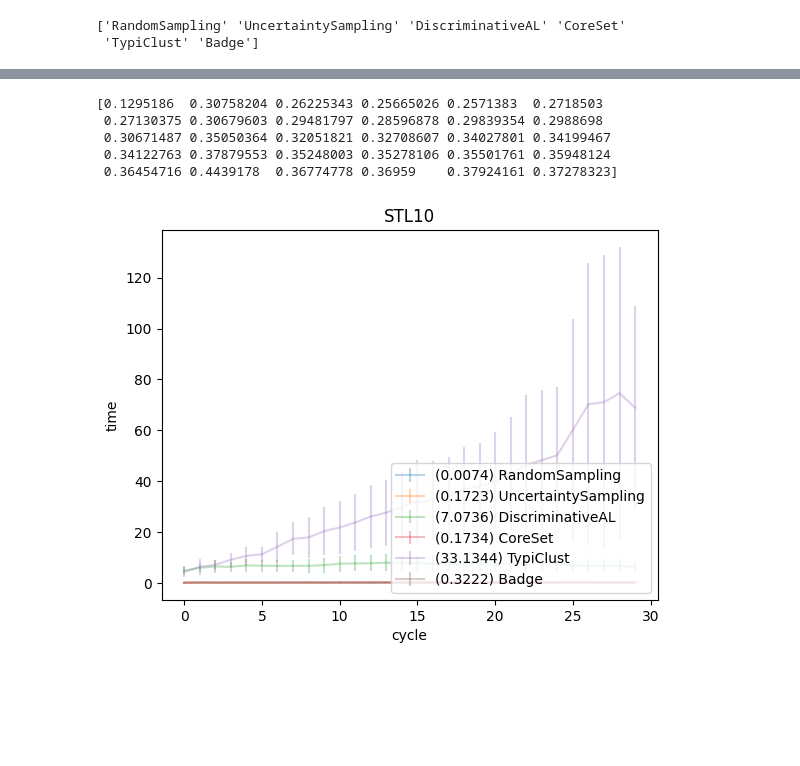
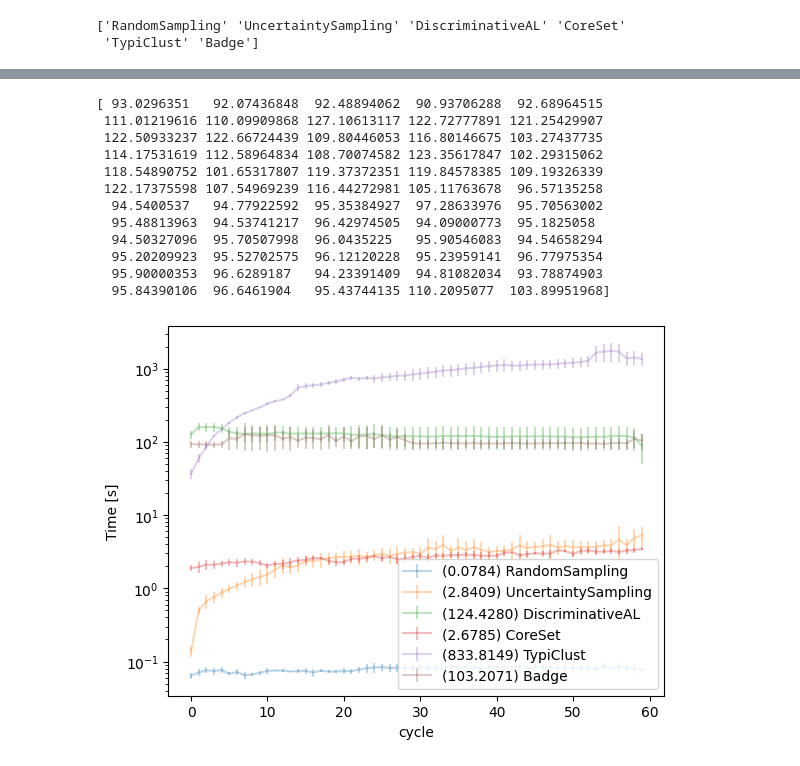
Before and after one commit to Cheng-JY/scikit-activeml, a Jupyter notebook: tutorials/06_csv.ipynb, the cells around one changed output, grey strips where cells are left out. Cells and saved outputs as stored; diff of their text form; code cells hidden in the pictures; blank space fills up the shorter version.

```diff
--- a/tutorials/06_csv.ipynb
+++ b/tutorials/06_csv.ipynb
@@ -49,6 +49,6 @@ UncertaintySampling 16         30       25    0.264280  0.045693
 # %%
 # input_path = f'/Users/chengjiaying/scikit-activeml/tutorials/csv/{dataset_name}_csv.csv'
-input_path = f'/mnt/stud/home/jcheng/scikit-activeml/tutorials/csv_2/{dataset_name}_csv.csv'
+input_path = f'/mnt/stud/home/jcheng/scikit-activeml/tutorials/csv_3/{dataset_name}_csv.csv'
 dataframe = pd.read_csv(input_path, index_col=0, on_bad_lines='skip')
 dataframe = dataframe.dropna()
 
@@ -60,26 +60,33 @@ b = result_time.loc['Badge']
 qs_result_t_mean = b['t_mean'].to_numpy()
 print(qs_result_t_mean)
 # %% [output]
-[0.1295186  0.30758204 0.26225343 0.25665026 0.2571383  0.2718503
- 0.27130375 0.30679603 0.29481797 0.28596878 0.29839354 0.2988698
- 0.30671487 0.35050364 0.32051821 0.32708607 0.34027801 0.34199467
- 0.34122763 0.37879553 0.35248003 0.35278106 0.35501761 0.35948124
- 0.36454716 0.4439178  0.36774778 0.36959    0.37924161 0.37278323]
+[ 93.0296351   92.07436848  92.48894062  90.93706288  92.68964515
+ 111.01219616 110.09909868 127.10613117 122.72777891 121.25429907
+ 122.50933237 122.66724439 109.80446053 116.80146675 103.27437735
+ 114.17531619 112.58964834 108.70074582 123.35617847 102.29315062
+ 118.54890752 101.65317807 119.37372351 119.84578385 109.19326339
+ 122.17375598 107.54969239 116.44272981 105.11763678  96.57135258
+  94.5400537   94.77922592  95.35384927  97.28633976  95.70563002
+  95.48813963  94.53741217  96.42974505  94.09000773  95.1825058
+  94.50327096  95.70507998  96.0435225   95.90546083  94.54658294
+  95.20209923  95.52702575  96.12120228  95.23959141  96.77975354
+  95.90000353  96.6289187   94.23391409  94.81082034  93.78874903
+  95.84390106  96.6461904   95.43744135 110.2095077  103.89951968]
 # %%
 for qs_name in query_strategy_names:
     qs_result_t = result_time.loc[qs_name]
     qs_result_t_mean = qs_result_t['t_mean'].to_numpy()
     qs_result_t_std = qs_result_t['t_std'].to_numpy()
 
     plt.errorbar(np.arange(len(qs_result_t_mean)), qs_result_t_mean, qs_result_t_std,
                  label=f"({np.mean(qs_result_t_mean):.4f}) {qs_name}", alpha=0.3)
 
-plt.title('STL10')
 plt.legend(loc='lower right')
 plt.xlabel('cycle')
-plt.ylabel('time')
+plt.yscale("log")
+plt.ylabel("Time [s]")
 # output_path = f'{dataset_name}_time.png'
 output_path = f'/mnt/stud/home/jcheng/scikit-activeml/tutorials/result/{dataset_name}_time.pdf'
 plt.savefig(output_path)
 # %% [output]
-[figure, old version]
+[figure, new version]
```
Also changed, not shown: parts of 2 cells of this notebook, 3 other files.
